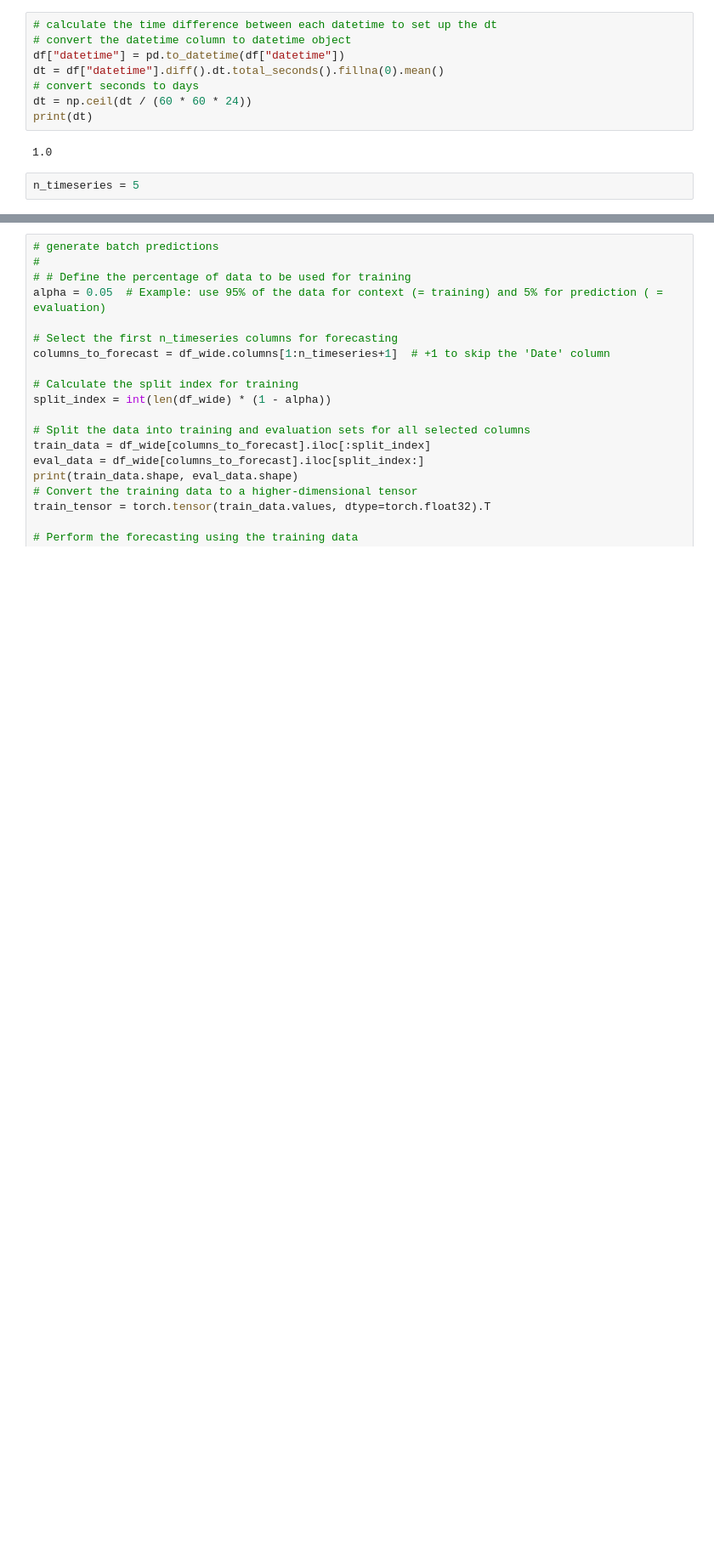
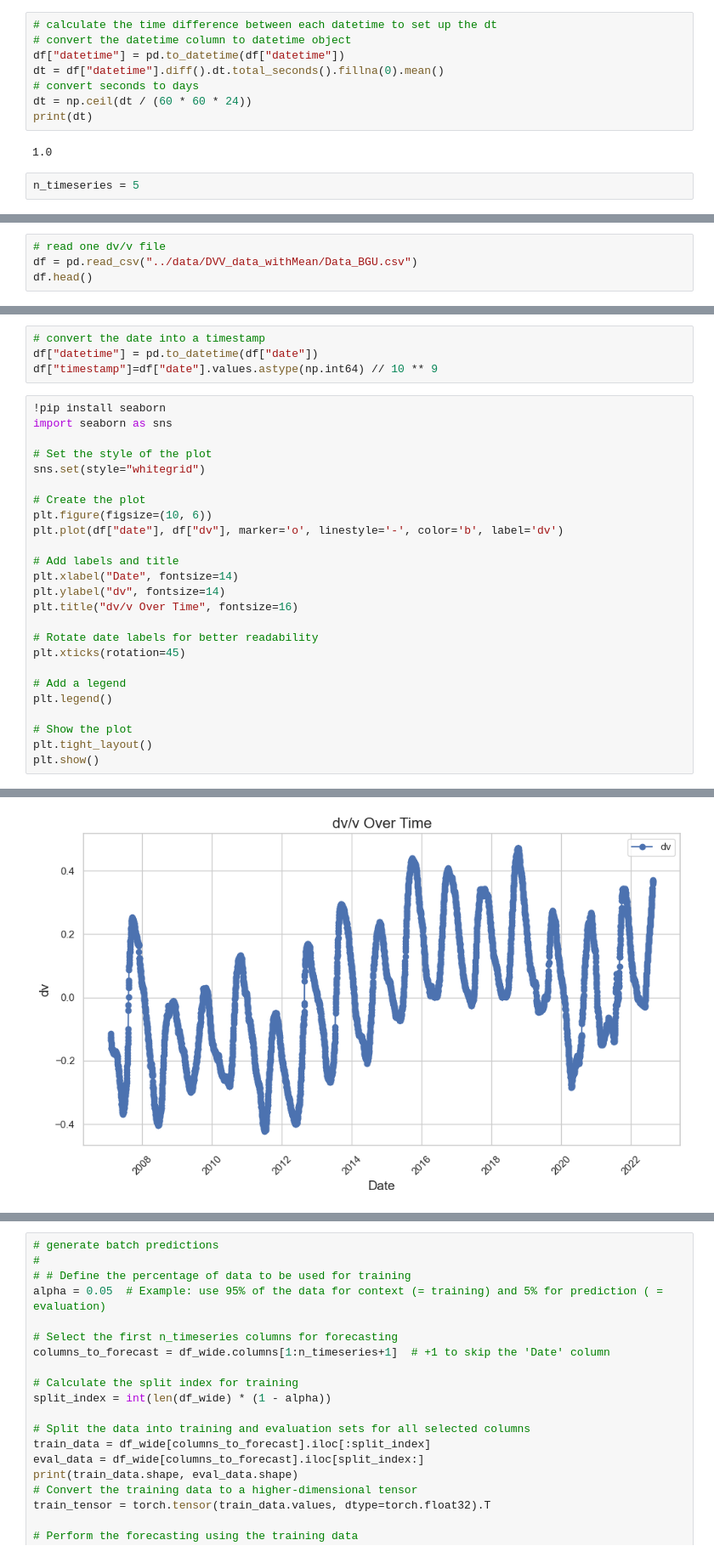
Before and after one commit to mdenolle/GeoCAST, a Jupyter notebook: test_zero-shot/chronos_test.ipynb, the cells around one changed output, grey strips where cells are left out. Shown at 85% size. Drawn from its saved outputs; the diff is of its cells as text; blank space fills up the shorter version.

```diff
--- a/test_zero-shot/chronos_test.ipynb
+++ b/test_zero-shot/chronos_test.ipynb
@@ -115,0 +384,4 @@ for i in range(n_timeseries):
+# %%
+# read one dv/v file
+df = pd.read_csv("../data/DVV_data_withMean/Data_BGU.csv")
+df.head()
@@ -115,0 +395,30 @@ for i in range(n_timeseries):
+# %%
+# convert the date into a timestamp
+df["datetime"] = pd.to_datetime(df["date"])
+df["timestamp"]=df["date"].values.astype(np.int64) // 10 ** 9
+# %%
+!pip install seaborn
+import seaborn as sns
+
+# Set the style of the plot
+sns.set(style="whitegrid")
+
+# Create the plot
+plt.figure(figsize=(10, 6))
+plt.plot(df["date"], df["dv"], marker='o', linestyle='-', color='b', label='dv')
+
+# Add labels and title
+plt.xlabel("Date", fontsize=14)
+plt.ylabel("dv", fontsize=14)
+plt.title("dv/v Over Time", fontsize=16)
+
+# Rotate date labels for better readability
+plt.xticks(rotation=45)
+
+# Add a legend
+plt.legend()
+
+# Show the plot
+plt.tight_layout()
+plt.show()
+# %% [output]
@@ -115,0 +440 @@ for i in range(n_timeseries):
+[figure, added]
```
Also changed, not shown: parts of 27 cells of this notebook, 1 other file.
